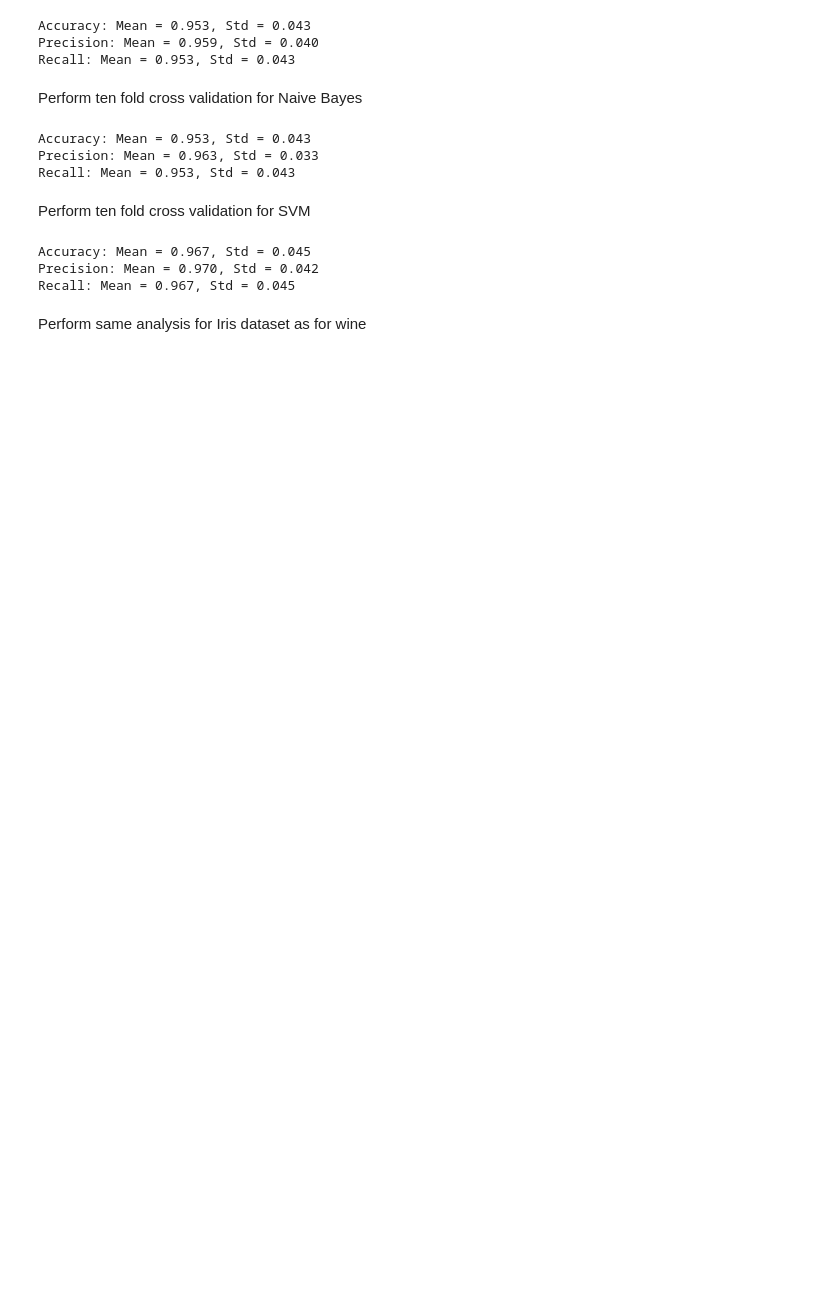
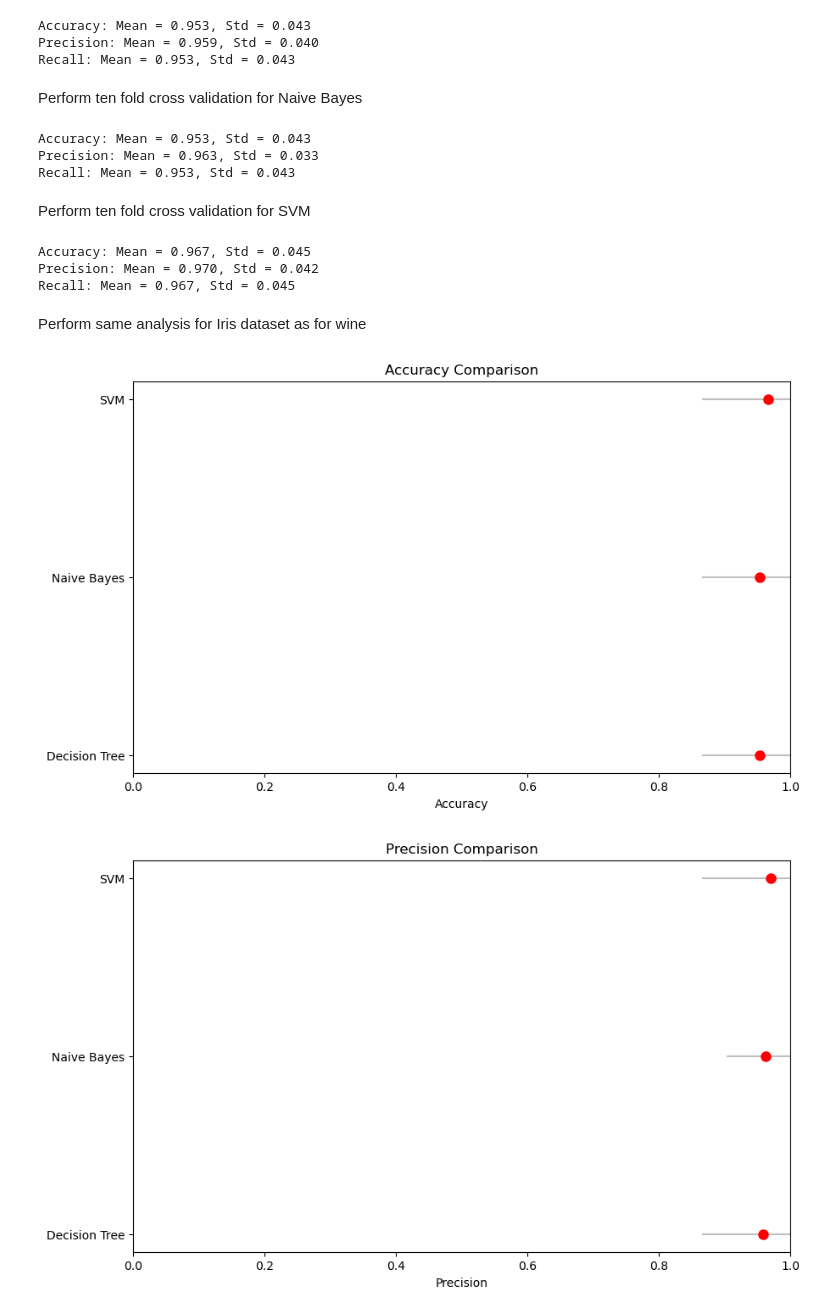
Before and after one commit to Windz-GameDev/CAP6635---Assignment-4, a Jupyter notebook: Advanced_AI_Assignment_4.ipynb, the cells around one changed output. Saved outputs shown, nothing was run; the diff lists cells and outputs as text; code cells hidden in the pictures; blank space fills up the shorter version.

```diff
--- a/Advanced_AI_Assignment_4.ipynb
+++ b/Advanced_AI_Assignment_4.ipynb
@@ -292,12 +292,15 @@ Perform same analysis for Iris dataset as for wine
 # %%
 # Extract plotting scores for each classifier for Iris dataset
 iris_decision_tree_plotting_scores = extract_plotting_scores(iris_decision_tree_scores)
 iris_naive_bayes_plotting_scores = extract_plotting_scores(iris_naive_bayes_scores)
 iris_svm_classifier_plotting_scores = extract_plotting_scores(iris_svm_classifier_scores)
 
 # Reformat plotting scores into a data convenient for plotting
 iris_plotting_data = format_data(iris_decision_tree_plotting_scores, iris_naive_bayes_plotting_scores, iris_svm_classifier_plotting_scores)
 
 # Plot each metric with its range and mean for each classifier on the Iris dataset
 for metric in metrics:
-    plot_metric_with_range(wine_plotting_data, metric)
+    plot_metric_with_range(iris_plotting_data, metric)
+# %% [output]
+[figure, added]
+[figure, added]
```
Also changed, not shown: parts of 1 cell of this notebook.
